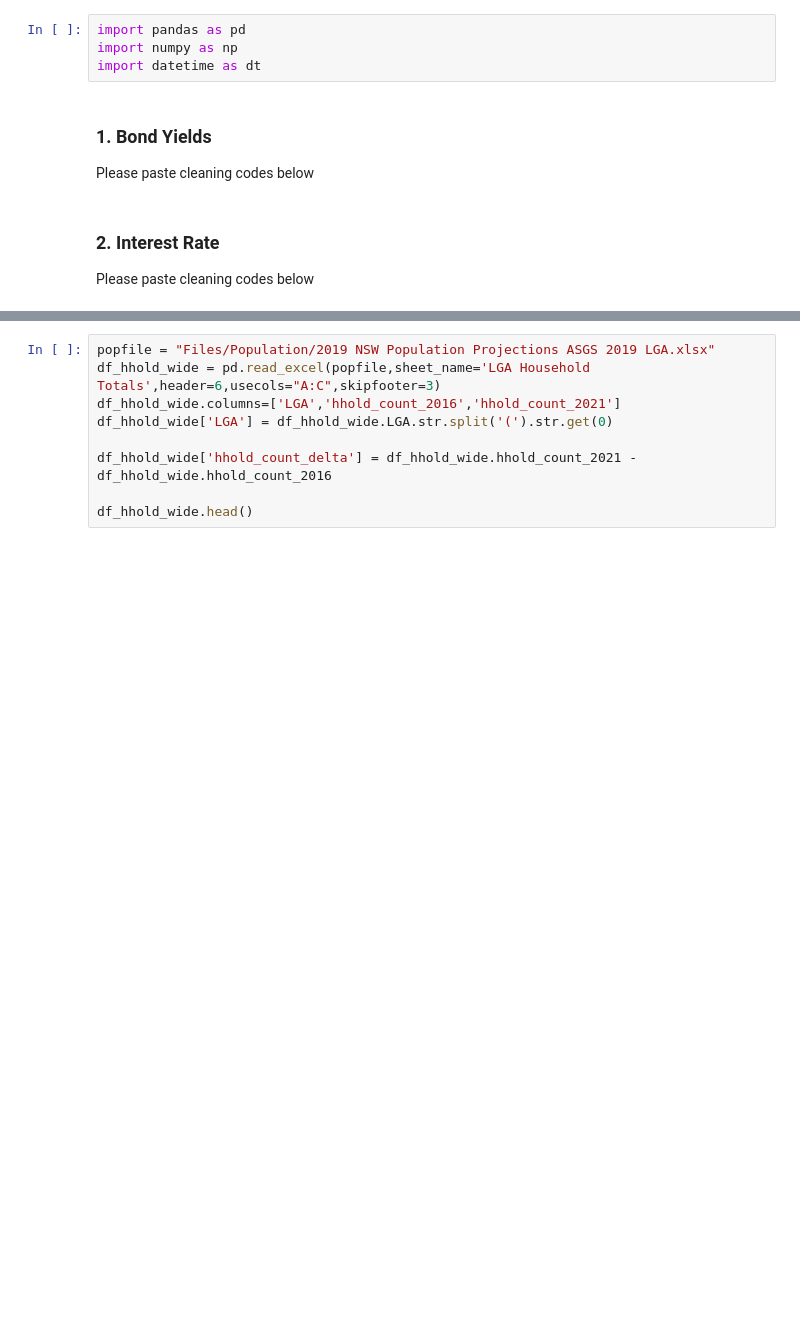
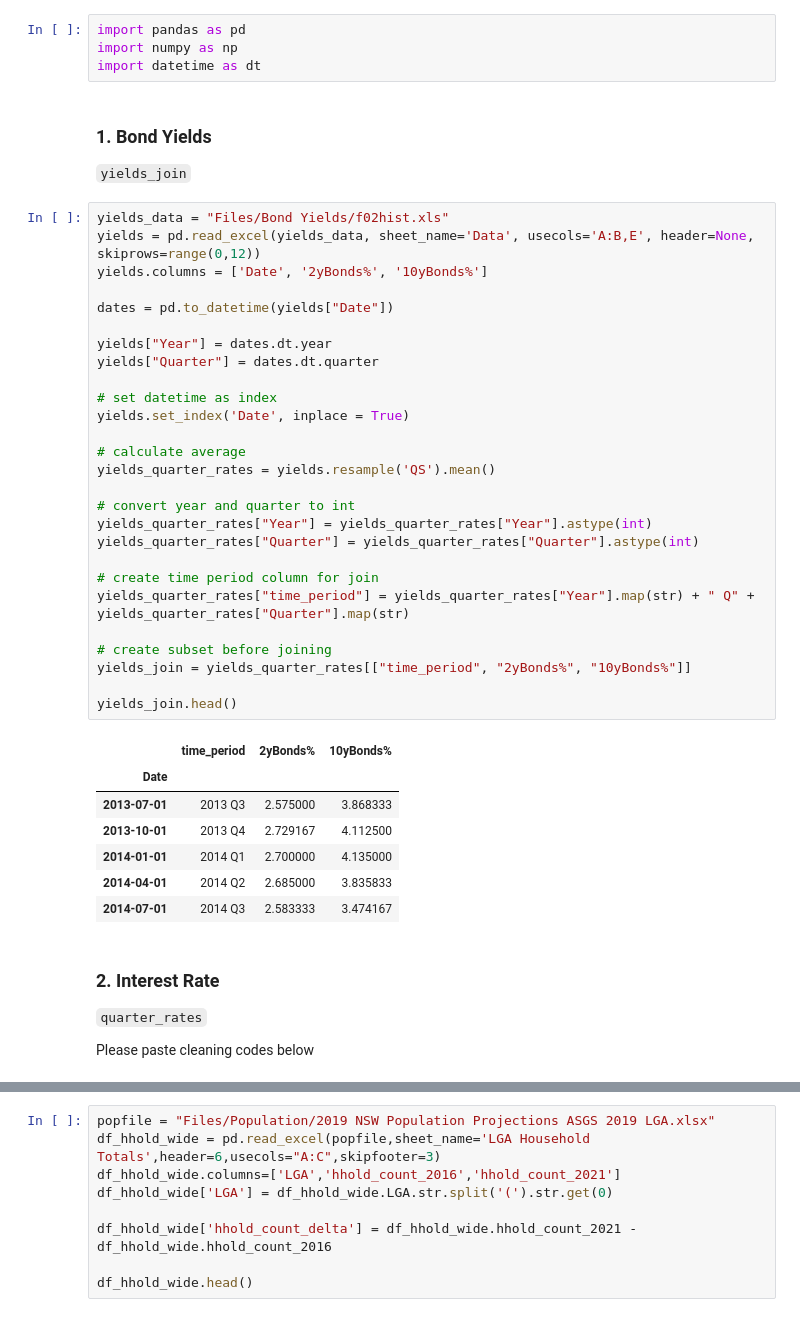
Before and after one commit to walthersy/NSW-house-price, a Jupyter notebook: Data Cleaning Pt2 (features data).ipynb, the cells around one changed output, grey strips where cells are left out. Cells and saved outputs as stored; diff of their text form; blank space fills up the shorter version.

```diff
--- a/Data Cleaning Pt2 (features data).ipynb
+++ b/Data Cleaning Pt2 (features data).ipynb
@@ -14,7 +14,44 @@ import numpy as np
 import datetime as dt
 # %% [markdown]
 ### 1. Bond Yields ###
-Please paste cleaning codes below
+`yields_join`
+# %%
+yields_data = "Files/Bond Yields/f02hist.xls"
+yields = pd.read_excel(yields_data, sheet_name='Data', usecols='A:B,E', header=None, skiprows=range(0,12))
+yields.columns = ['Date', '2yBonds%', '10yBonds%']
+
+dates = pd.to_datetime(yields["Date"])
+
+yields["Year"] = dates.dt.year
+yields["Quarter"] = dates.dt.quarter
+
+# set datetime as index
+yields.set_index('Date', inplace = True)
+
+# calculate average
+yields_quarter_rates = yields.resample('QS').mean()
+
+# convert year and quarter to int
+yields_quarter_rates["Year"] = yields_quarter_rates["Year"].astype(int)
+yields_quarter_rates["Quarter"] = yields_quarter_rates["Quarter"].astype(int)
+
+# create time period column for join
+yields_quarter_rates["time_period"] = yields_quarter_rates["Year"].map(str) + " Q" + yields_quarter_rates["Quarter"].map(str)
+
+# create subset before joining
+yields_join = yields_quarter_rates[["time_period", "2yBonds%", "10yBonds%"]]
+
+yields_join.head()
+# %% [output]
+|  | time_period | 2yBonds% | 10yBonds% |
+| Date |  |  |  |
+| 2013-07-01 | 2013 Q3 | 2.575000 | 3.868333 |
+| 2013-10-01 | 2013 Q4 | 2.729167 | 4.112500 |
+| 2014-01-01 | 2014 Q1 | 2.700000 | 4.135000 |
+| 2014-04-01 | 2014 Q2 | 2.685000 | 3.835833 |
+| 2014-07-01 | 2014 Q3 | 2.583333 | 3.474167 |
 # %% [markdown]
 ### 2. Interest Rate ###
+`quarter_rates`
+
 Please paste cleaning codes below
```
Also changed, not shown: parts of 12 cells of this notebook.
